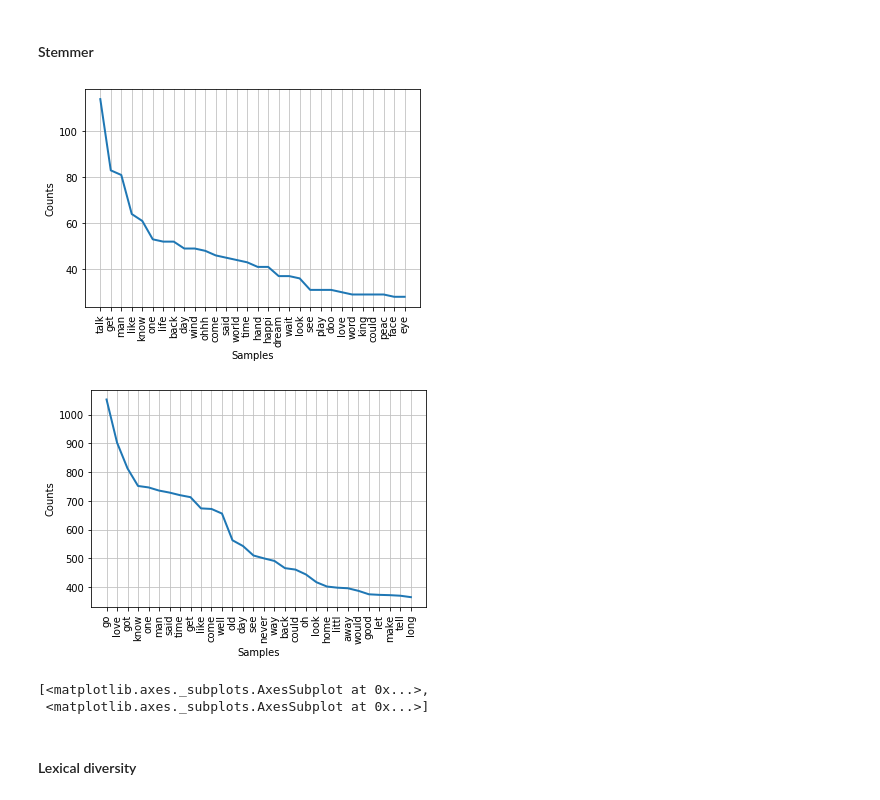
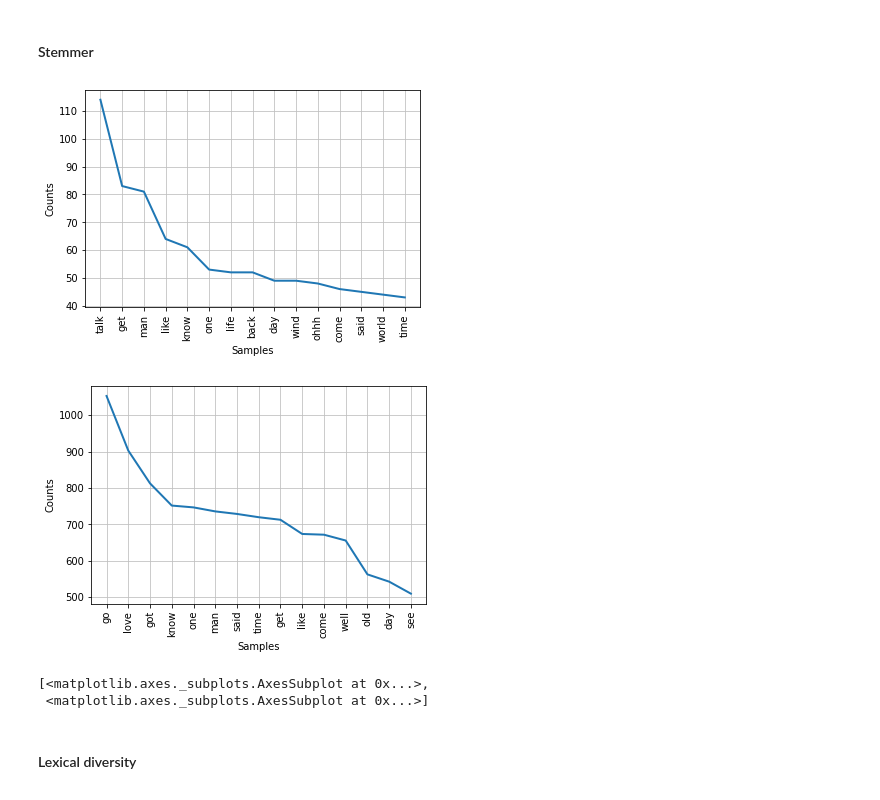
Before and after one commit to TOR-/comp40020_a1, a Jupyter notebook: Assignment One.ipynb, the cells around one changed output. Drawn from its saved outputs; the diff is of its cells as text; code cells hidden in the pictures.

```diff
--- a/Assignment One.ipynb
+++ b/Assignment One.ipynb
@@ -163,10 +174,10 @@ for i,a in enumerate(aa):
 # %%
 porter = nltk.PorterStemmer()
 artist_bow_stem = [[porter.stem(w) for w in bow] for bow in artist_bow]
-[nltk.FreqDist(stem).plot(30) for stem in artist_bow_stem]
+[nltk.FreqDist(stem).plot(15) for stem in artist_bow_stem]
 # %% [output]
-[figure, old version]
+[figure, new version]
-[figure, old version]
+[figure, new version]
 [<matplotlib.axes._subplots.AxesSubplot at 0x...>,
  <matplotlib.axes._subplots.AxesSubplot at 0x...>]
 # %% [markdown]
```
Also changed, not shown: parts of 24 cells of this notebook, 15 other files.
